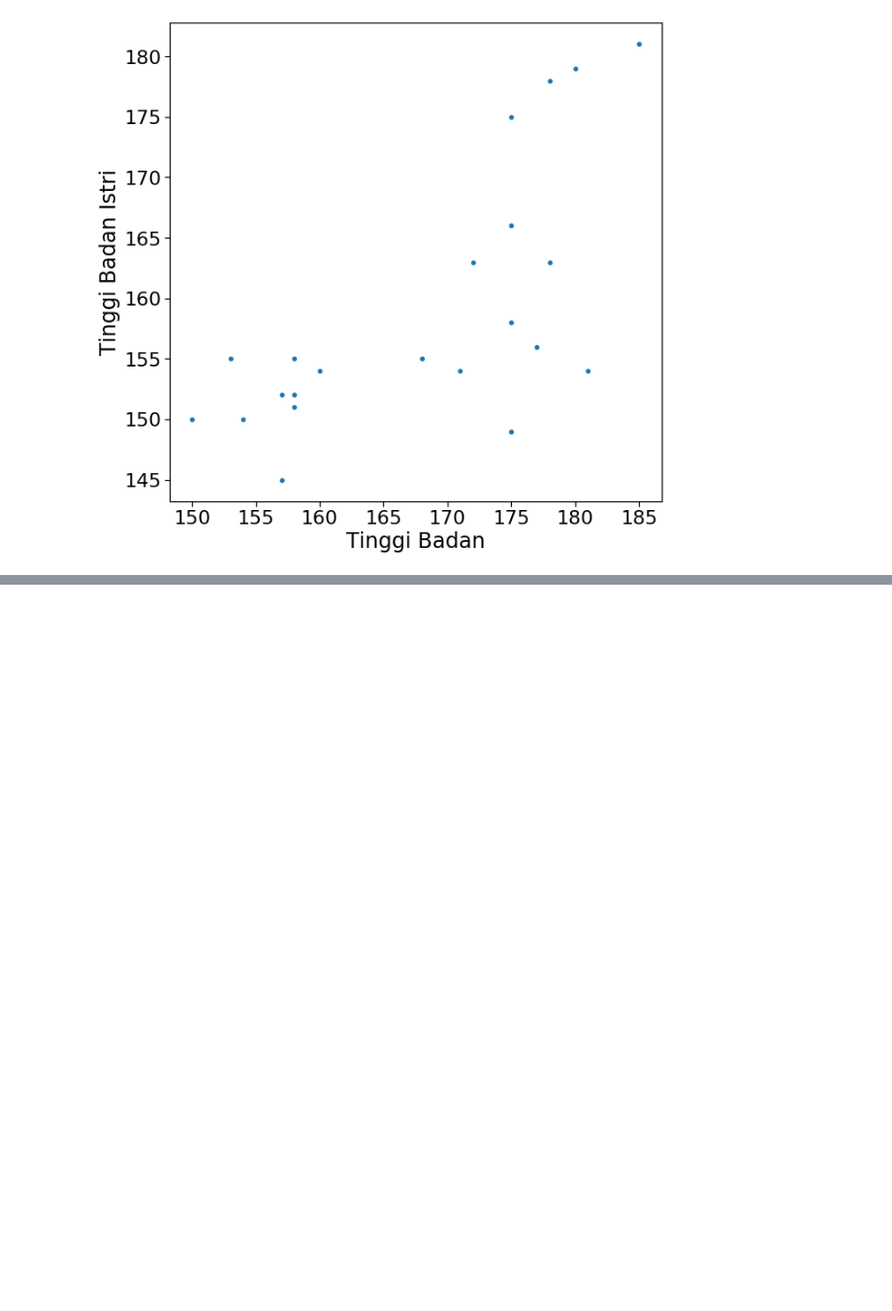
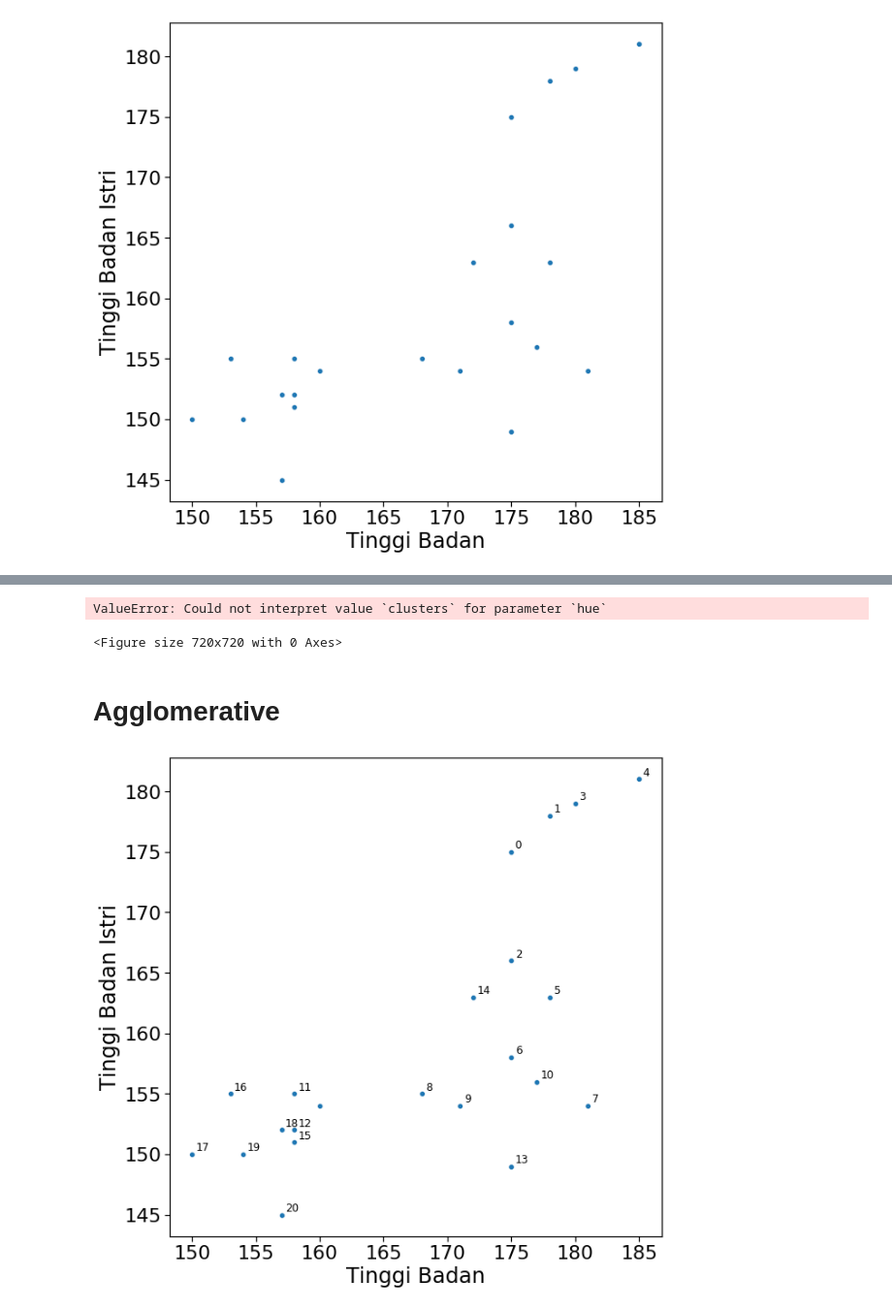
Before and after one commit to Damianus04/data-science-purwadhika, a Jupyter notebook: Modul_3_Machine_Learning_Working_Files/20210315 - Unsupervised Learning - exercise.ipynb, the cells around one changed output, grey strips where cells are left out. Shown at 97% size. Drawn from its saved outputs; the diff is of its cells as text; code cells hidden in the pictures; blank space fills up the shorter version.

```diff
--- a/Modul_3_Machine_Learning_Working_Files/20210315 - Unsupervised Learning - exercise.ipynb
+++ b/Modul_3_Machine_Learning_Working_Files/20210315 - Unsupervised Learning - exercise.ipynb
@@ -325,0 +534,6 @@ Text(0, 0.5, 'Tinggi Badan Istri')
+# %%
+kmeans = KMeans(n_clusters=3)
+kmeans.fit(X)
+# %%
+
+df['clusters'] = kmeans.labels_
@@ -325,0 +560,12 @@ Text(0, 0.5, 'Tinggi Badan Istri')
+# %%
+plt.figure(figsize=(10,10))
+
+sns.scatterplot(x='tinggibadan', y='tinggibadanistri', hue='clusters', data=df)
+plt.scatter(kmeans.cluster_centers_[:,0], kmeans.cluster_centers_[:,1], color='green', marker='*', s=200)
+plt.xlabel('Tinggi Badan')
+plt.ylabel('Tinggi Badan Istri')
+# %% [output]
+ValueError: Could not interpret value `clusters` for parameter `hue`
+<Figure size 720x720 with 0 Axes>
+# %% [markdown]
+# Agglomerative
@@ -325,0 +584,16 @@ Text(0, 0.5, 'Tinggi Badan Istri')
+# %%
+plt.figure(figsize=(10,10))
+sns.set_context(context='notebook', font_scale=2)
+sns.scatterplot(
+    x = 'tinggibadan',
+    y = 'tinggibadanistri',
+    data = df
+)
+
+plt.xlabel('Tinggi Badan')
+plt.ylabel('Tinggi Badan Istri')
+
+for i, txt in enumerate(range(0, df.shape[0]-1)):
+    plt.annotate(txt, (df['tinggibadan'][i]+0.3, df['tinggibadanistri'][i]+0.3), fontsize=12)
+# %% [output]
+[figure, added]
```
Also changed, not shown: parts of 36 cells of this notebook, 12 other files.
